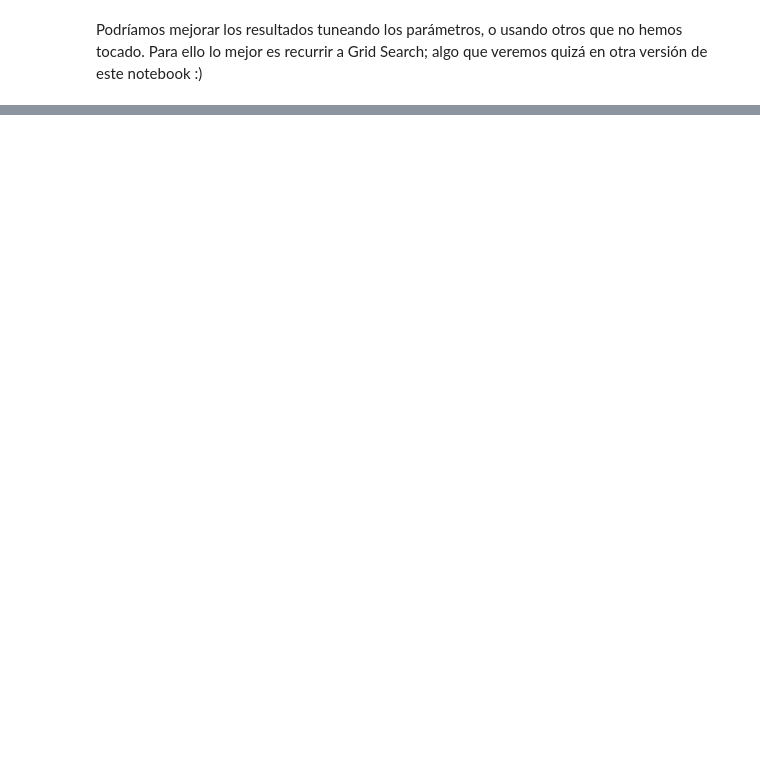
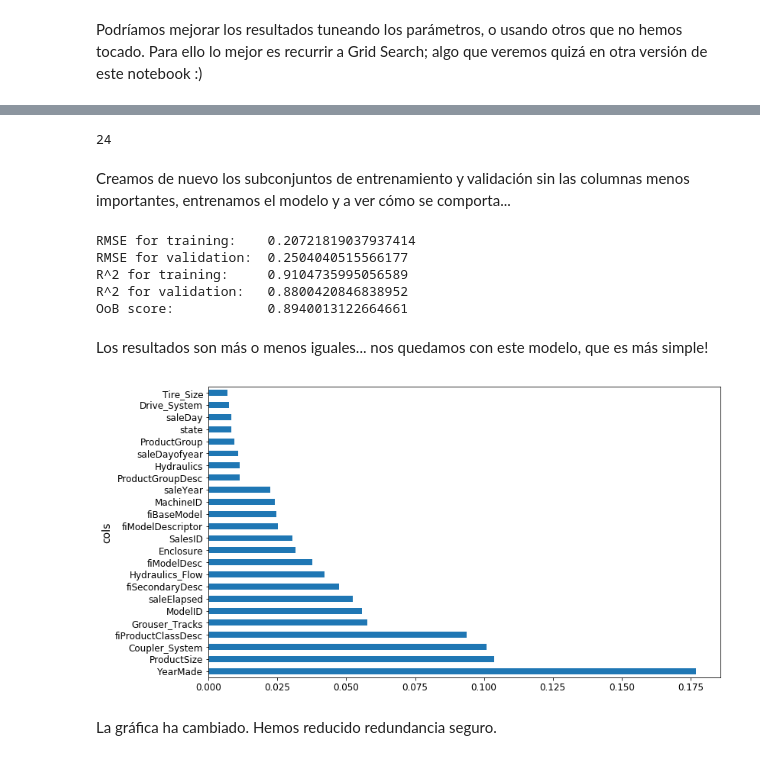
Before and after one commit to pyjaime/kaggle, a Jupyter notebook: bluebook-for-bulldozers/bluebook-for-bulldozers.ipynb, the cells around one changed output, grey strips where cells are left out. Drawn from its saved outputs; the diff is of its cells as text; code cells hidden in the pictures; blank space fills up the shorter version.

```diff
--- a/bluebook-for-bulldozers/bluebook-for-bulldozers.ipynb
+++ b/bluebook-for-bulldozers/bluebook-for-bulldozers.ipynb
@@ -475,0 +518,29 @@ Podríamos mejorar los resultados tuneando los parámetros, o usando otros que n
+# %%
+cols_to_keep = fi[fi.imp>0.005].cols
+len(cols_to_keep)
+# %% [output]
+24
+# %% [markdown]
+Creamos de nuevo los subconjuntos de entrenamiento y validación sin las columnas menos importantes, entrenamos el modelo y a ver cómo se comporta...
+# %%
+df_x_keep = df_x[cols_to_keep].copy()
+X_train, X_valid = split_vals(df_x_keep, n_trn)
+# %%
+m = RandomForestRegressor(n_estimators=40, min_samples_leaf=3, max_features=0.5, n_jobs=-1, oob_score=True)
+m.fit(X_train, y_train)
+print_score(m)
+# %% [output]
+RMSE for training:    0.20721819037937414
+RMSE for validation:  0.2504040515566177
+R^2 for training:     0.9104735995056589
+R^2 for validation:   0.8800420846838952
+OoB score:            0.8940013122664661
+# %% [markdown]
+Los resultados son más o menos iguales... nos quedamos con este modelo, que es más simple!
+# %%
+fi = rf_feat_importance(m, X_train)
+plot_fi(fi);
+# %% [output]
+[figure, added]
+# %% [markdown]
+La gráfica ha cambiado. Hemos reducido redundancia seguro.
```
Also changed, not shown: parts of 70 cells of this notebook.
